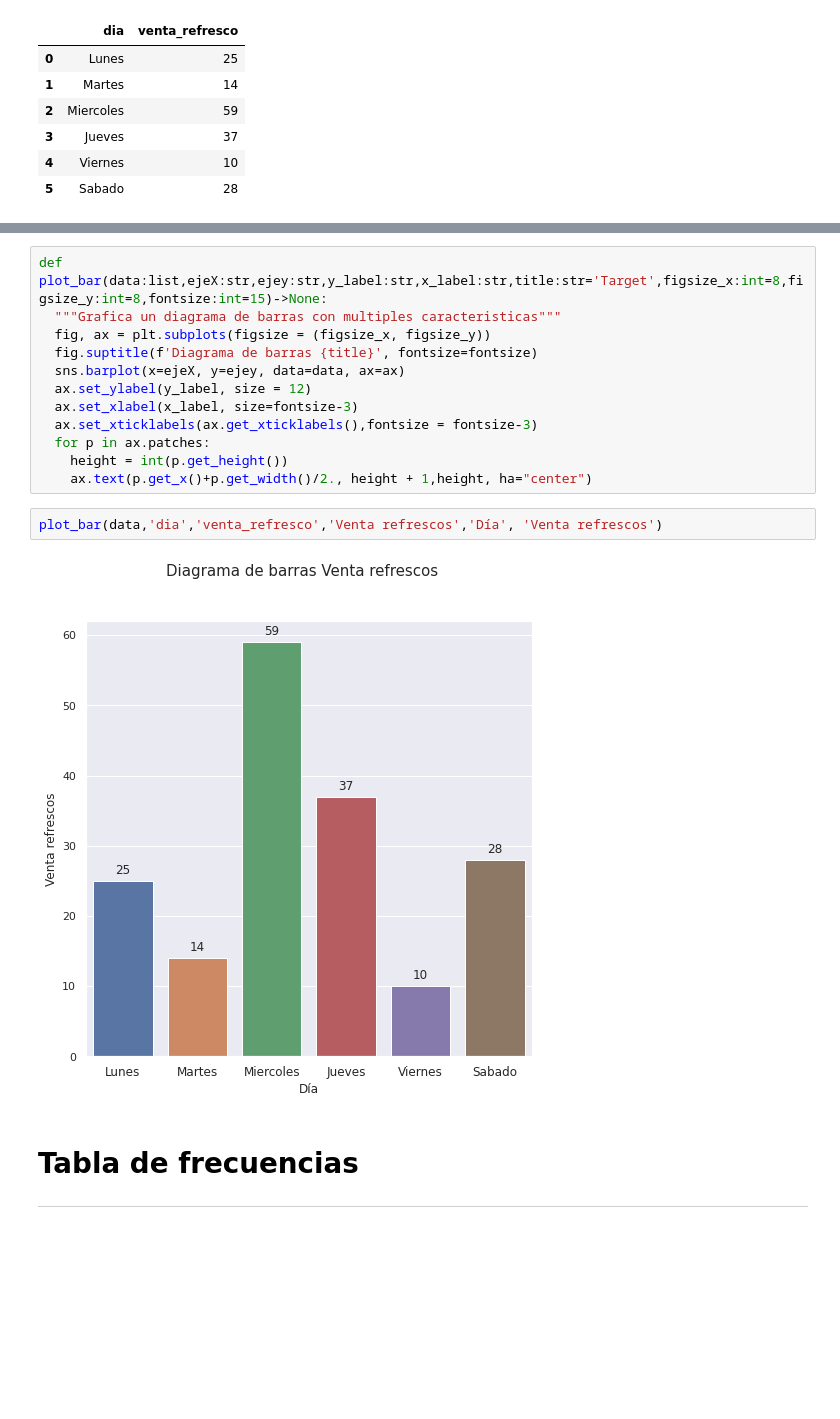
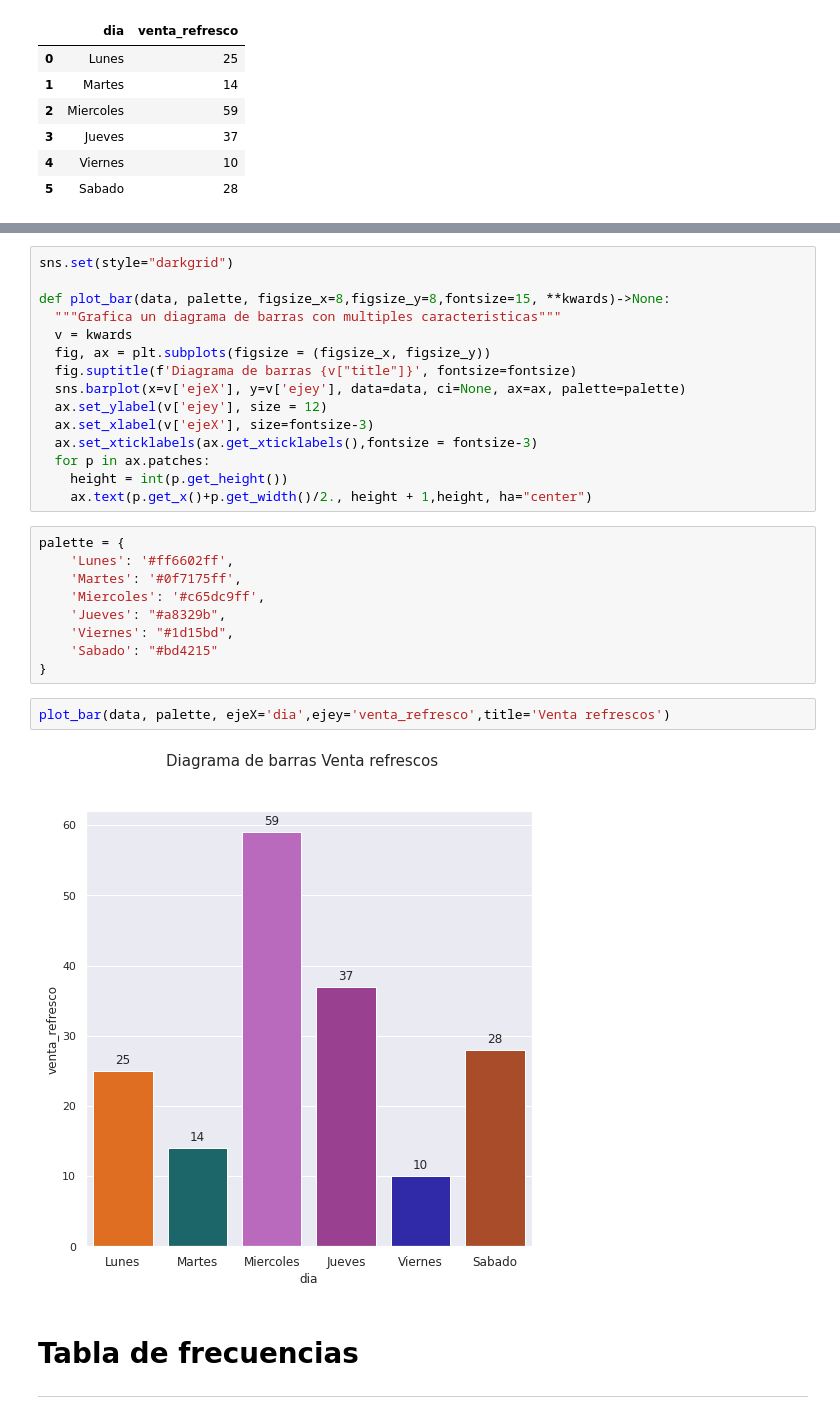
Before and after one commit to Kaiziferr/statistics, a Jupyter notebook: statistics/descriptive_statistics/01_workshop_estadistica_descriptiva_datos_no_agrupados.ipynb, the cells around one changed output, grey strips where cells are left out. Drawn from its saved outputs; the diff is of its cells as text; blank space fills up the shorter version.

```diff
--- a/statistics/descriptive_statistics/01_workshop_estadistica_descriptiva_datos_no_agrupados.ipynb
+++ b/statistics/descriptive_statistics/01_workshop_estadistica_descriptiva_datos_no_agrupados.ipynb
@@ -27,19 +44,31 @@ data
 # %%
-def plot_bar(data:list,ejeX:str,ejey:str,y_label:str,x_label:str,title:str='Target',figsize_x:int=8,figsize_y:int=8,fontsize:int=15)->None:
+sns.set(style="darkgrid")
+
+def plot_bar(data, palette, figsize_x=8,figsize_y=8,fontsize=15, **kwards)->None:
   """Grafica un diagrama de barras con multiples caracteristicas"""
+  v = kwards
   fig, ax = plt.subplots(figsize = (figsize_x, figsize_y))
-  fig.suptitle(f'Diagrama de barras {title}', fontsize=fontsize)
-  sns.barplot(x=ejeX, y=ejey, data=data, ax=ax)
-  ax.set_ylabel(y_label, size = 12)
-  ax.set_xlabel(x_label, size=fontsize-3)
+  fig.suptitle(f'Diagrama de barras {v["title"]}', fontsize=fontsize)
+  sns.barplot(x=v['ejeX'], y=v['ejey'], data=data, ci=None, ax=ax, palette=palette)
+  ax.set_ylabel(v['ejey'], size = 12)
+  ax.set_xlabel(v['ejeX'], size=fontsize-3)
   ax.set_xticklabels(ax.get_xticklabels(),fontsize = fontsize-3)
   for p in ax.patches:
     height = int(p.get_height())
     ax.text(p.get_x()+p.get_width()/2., height + 1,height, ha="center")
+# %%
+palette = {
+    'Lunes': '#ff6602ff',
+    'Martes': '#0f7175ff',
+    'Miercoles': '#c65dc9ff',
+    'Jueves': "#a8329b",
+    'Viernes': "#1d15bd",
+    'Sabado': "#bd4215"
+}
 # %%
-plot_bar(data,'dia','venta_refresco','Venta refrescos','Día', 'Venta refrescos')
+plot_bar(data, palette, ejeX='dia',ejey='venta_refresco',title='Venta refrescos')
 # %% [output]
-[figure, old version]
+[figure, new version]
 # %% [markdown]
 # Tabla de frecuencias
 ---
```
Also changed, not shown: parts of 4 cells of this notebook.
